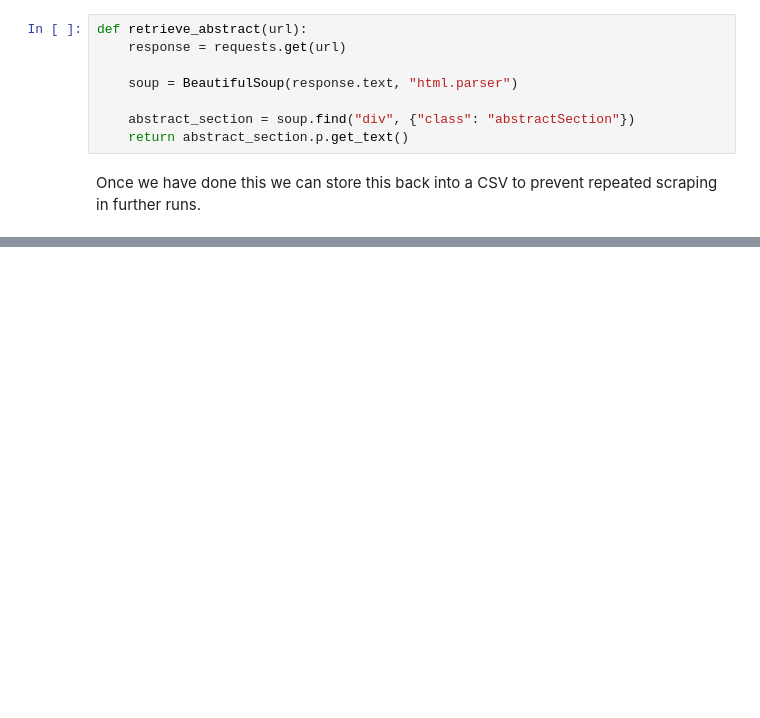
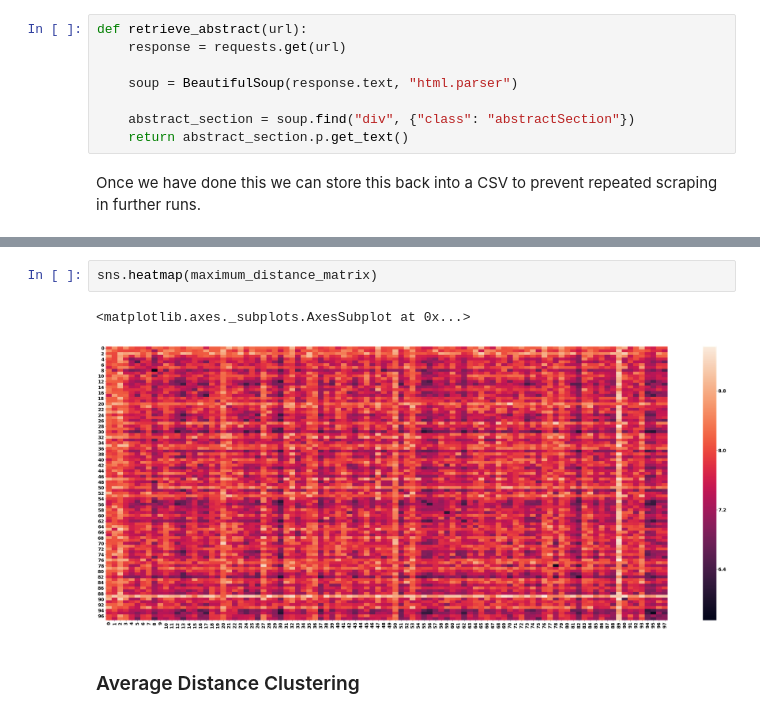
Before and after one commit to Thopiax/AbstractsAnalysis, a Jupyter notebook: abstract_analysis.ipynb, the cells around one changed output, grey strips where cells are left out. Drawn from its saved outputs; the diff is of its cells as text; blank space fills up the shorter version.

```diff
--- a/abstract_analysis.ipynb
+++ b/abstract_analysis.ipynb
@@ -105,0 +269,7 @@ from sklearn.cluster import KMeans, AffinityPropagation
+# %%
+sns.heatmap(maximum_distance_matrix)
+# %% [output]
+<matplotlib.axes._subplots.AxesSubplot at 0x...>
+[figure, added]
+# %% [markdown]
+### Average Distance Clustering
```
Also changed, not shown: parts of 68 cells of this notebook, 24 other files.
